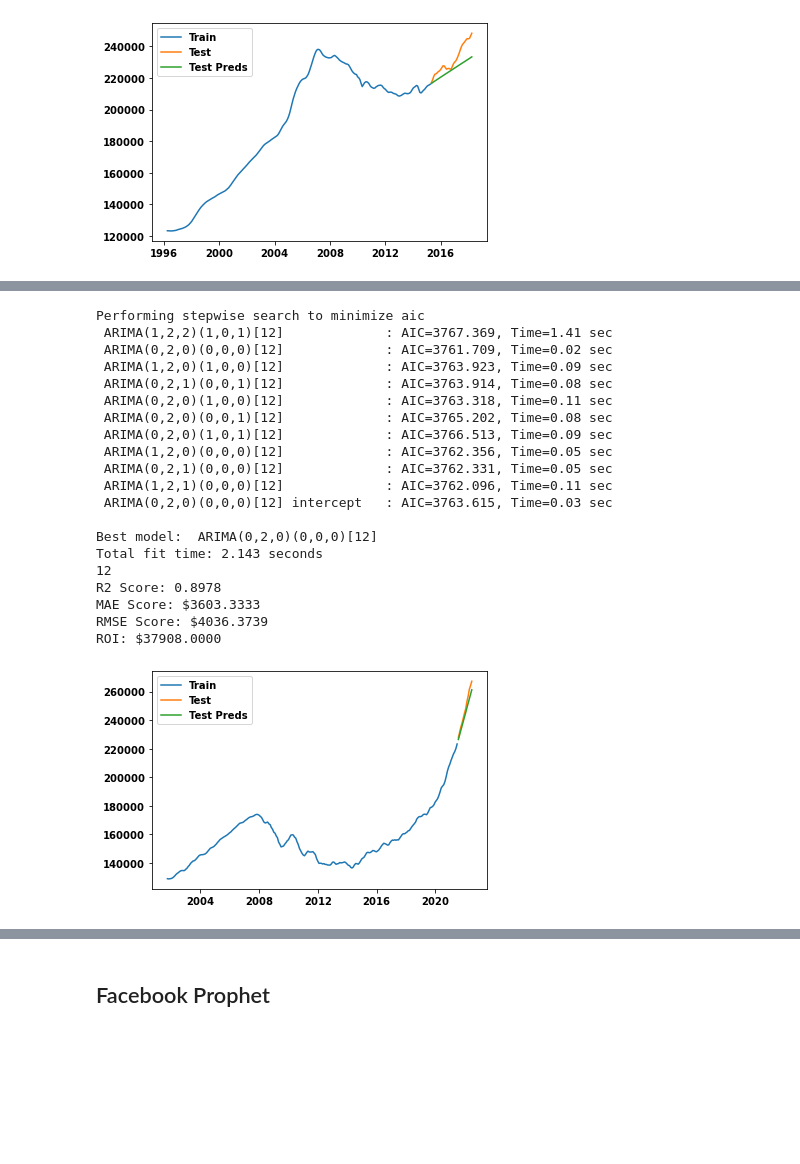
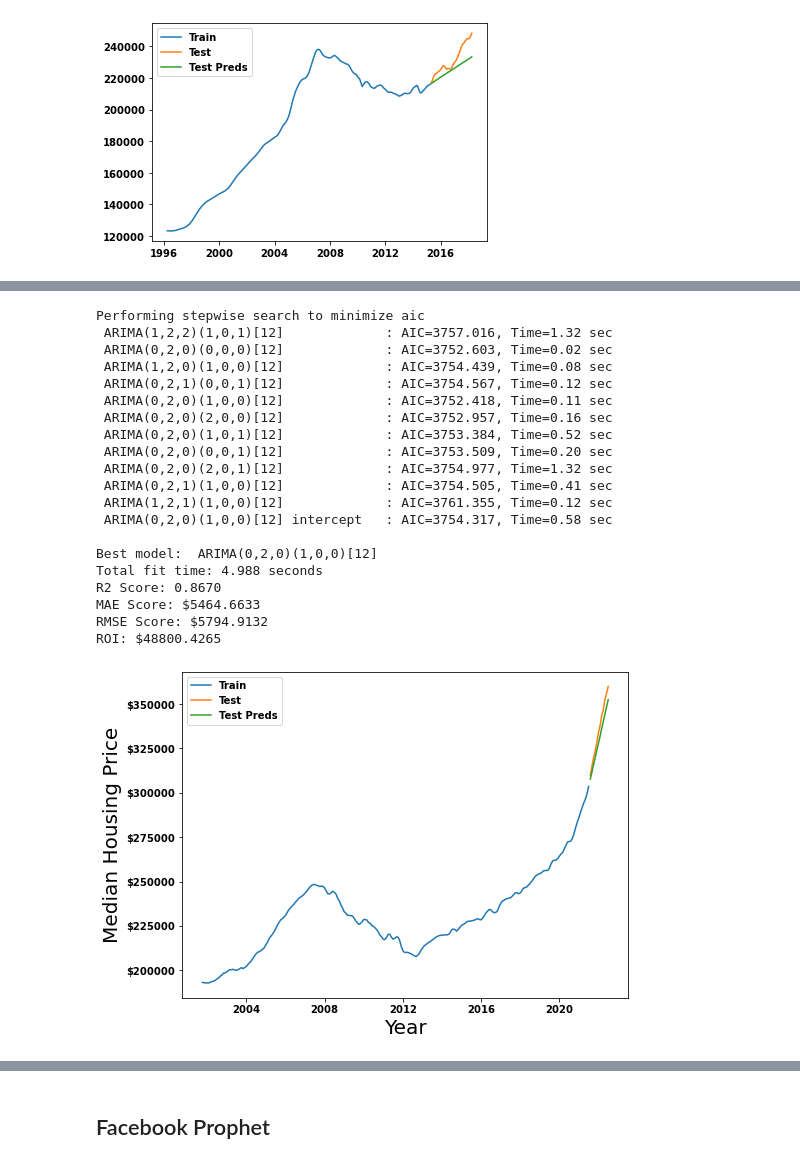
Before and after one commit to CoopaM/Real-Estate-Predictor, a Jupyter notebook: starter_notebook.ipynb, the cells around one changed output, grey strips where cells are left out. Cells and saved outputs as stored; diff of their text form; code cells hidden in the pictures; blank space fills up the shorter version.

```diff
--- a/starter_notebook.ipynb
+++ b/starter_notebook.ipynb
@@ -328,7 +330,8 @@ Warnings:
 def arima_model(zipcode, dataframe = df):
     '''
     This is an arima model predicting housing prices based on zipcode by taking in a zipcode
-    and dataframe and outputting a prediction for the last 12 months.
+    and dataframe and outputting a prediction for the last 12 months, as well as the R-Sqaured,
+    Mean Absolute Error, and Root Mean Squared Error scores.
     '''
     zipcode = dataframe.loc[dataframe['RegionName'] == zipcode]
     melted_df = melt_data(zipcode)
@@ -341,41 +344,45 @@ def arima_model(zipcode, dataframe = df):
         trace=True,
         m=12,
         seasonal=True)
-    print(len(test))
     test_preds = pd.Series(arima.predict(n_periods=len(test)), index=test.index)
     print(f"R2 Score: {r2_score(test, test_preds):.4f}")
     print(f"MAE Score: ${mean_absolute_error(test, test_preds):.4f}")
     print(f"RMSE Score: ${mean_squared_error(test, test_preds, squared=False):.4f}")
     actual = train['value'].values[-1]
     trend = test_preds.values[-1]
-    print(f"ROI: ${(trend - actual):.4f}")
-    plt.plot(train, label = 'Train')
-    plt.plot(test, label = 'Test')
-    plt.plot(test_preds, label = 'Test Preds')
+    ROI = trend - actual
+    print(f"ROI: ${(ROI):.4f}")
+    fig, ax = plt.subplots(figsize = (8, 6))
+    ax.plot(train, label = 'Train')
+    ax.plot(test, label = 'Test')
+    ax.plot(test_preds, label = 'Test Preds')
+    plt.xlabel('Year', fontsize=20)
+    plt.ylabel('Median Housing Price', fontsize=20)
+    ax.yaxis.set_major_formatter('${x:1.0f}')
     plt.legend()
     return test_preds
 # %%
-test_preds = arima_model(35210, df2)
+test_preds = arima_model(35173, df2)
 # %% [output]
 Performing stepwise search to minimize aic
- ARIMA(1,2,2)(1,0,1)[12]             : AIC=3767.369, Time=1.41 sec
- ARIMA(0,2,0)(0,0,0)[12]             : AIC=3761.709, Time=0.02 sec
- ARIMA(1,2,0)(1,0,0)[12]             : AIC=3763.923, Time=0.09 sec
- ARIMA(0,2,1)(0,0,1)[12]             : AIC=3763.914, Time=0.08 sec
- ARIMA(0,2,0)(1,0,0)[12]             : AIC=3763.318, Time=0.11 sec
- ARIMA(0,2,0)(0,0,1)[12]             : AIC=3765.202, Time=0.08 sec
- ARIMA(0,2,0)(1,0,1)[12]             : AIC=3766.513, Time=0.09 sec
- ARIMA(1,2,0)(0,0,0)[12]             : AIC=3762.356, Time=0.05 sec
- ARIMA(0,2,1)(0,0,0)[12]             : AIC=3762.331, Time=0.05 sec
- ARIMA(1,2,1)(0,0,0)[12]             : AIC=3762.096, Time=0.11 sec
- ARIMA(0,2,0)(0,0,0)[12] intercept   : AIC=3763.615, Time=0.03 sec
+ ARIMA(1,2,2)(1,0,1)[12]             : AIC=3757.016, Time=1.32 sec
+ ARIMA(0,2,0)(0,0,0)[12]             : AIC=3752.603, Time=0.02 sec
+ ARIMA(1,2,0)(1,0,0)[12]             : AIC=3754.439, Time=0.08 sec
+ ARIMA(0,2,1)(0,0,1)[12]             : AIC=3754.567, Time=0.12 sec
+ ARIMA(0,2,0)(1,0,0)[12]             : AIC=3752.418, Time=0.11 sec
+ ARIMA(0,2,0)(2,0,0)[12]             : AIC=3752.957, Time=0.16 sec
+ ARIMA(0,2,0)(1,0,1)[12]             : AIC=3753.384, Time=0.52 sec
+ ARIMA(0,2,0)(0,0,1)[12]             : AIC=3753.509, Time=0.20 sec
+ ARIMA(0,2,0)(2,0,1)[12]             : AIC=3754.977, Time=1.32 sec
+ ARIMA(0,2,1)(1,0,0)[12]             : AIC=3754.505, Time=0.41 sec
+ ARIMA(1,2,1)(1,0,0)[12]             : AIC=3761.355, Time=0.12 sec
+ ARIMA(0,2,0)(1,0,0)[12] intercept   : AIC=3754.317, Time=0.58 sec
 
-Best model:  ARIMA(0,2,0)(0,0,0)[12]
-Total fit time: 2.143 seconds
-12
-R2 Score: 0.8978
-MAE Score: $3603.3333
-RMSE Score: $4036.3739
-ROI: $37908.0000
+Best model:  ARIMA(0,2,0)(1,0,0)[12]
+Total fit time: 4.988 seconds
+R2 Score: 0.8670
+MAE Score: $5464.6633
+RMSE Score: $5794.9132
+ROI: $48800.4265
-[figure, old version]
+[figure, new version]
 # %%
```
Also changed, not shown: parts of 14 cells of this notebook.
